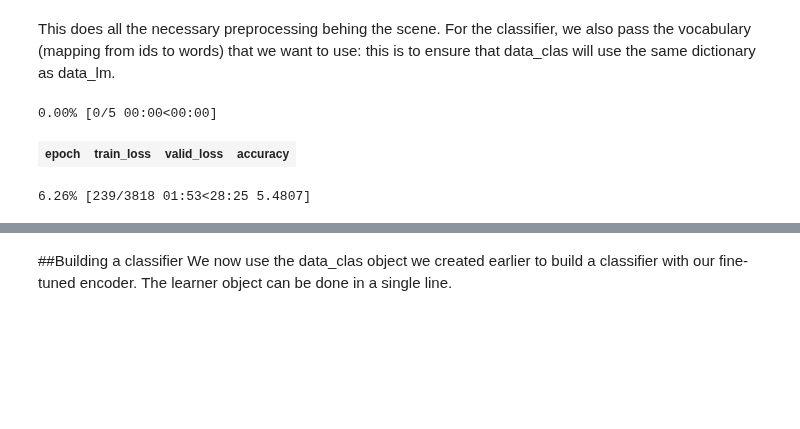
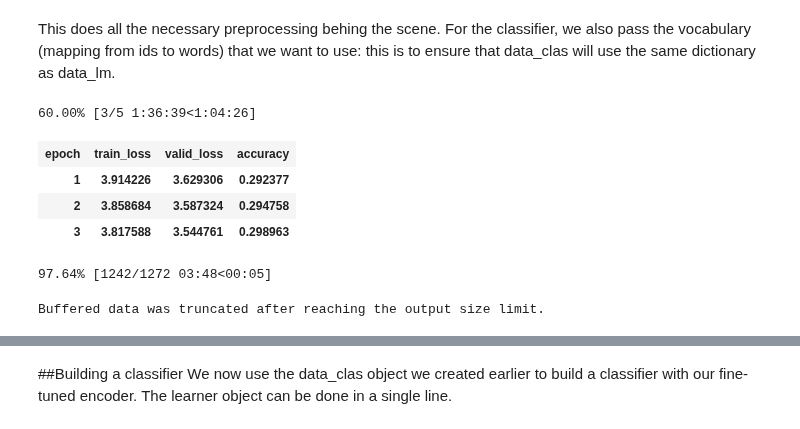
Before and after one commit to navneetkrc/Deep-Learning-Experiments-implemented-using-Google-Colab, a Jupyter notebook: Medicine_review_ULMFiT_fastai_Short.ipynb, the cells around one changed output, grey strips where cells are left out. Drawn from its saved outputs; the diff is of its cells as text; code cells hidden in the pictures; blank space fills up the shorter version.

```diff
--- a/Medicine_review_ULMFiT_fastai_Short.ipynb
+++ b/Medicine_review_ULMFiT_fastai_Short.ipynb
@@ -255,11 +230,15 @@ This does all the necessary preprocessing behing the scene. For the classifier,
 learn = language_model_learner(data_lm, pretrained_model=URLs.WT103, drop_mult=0.7)
 # %%
 # train the learner object
-learn.fit_one_cycle(5, 1e-2) #18.7
+learn.fit_one_cycle(3, 1e-2) #18.7
 # %% [output]
-0.00% [0/5 00:00<00:00]
+60.00% [3/5 1:36:39<1:04:26]
 | epoch | train_loss | valid_loss | accuracy |
+| 1 | 3.914226 | 3.629306 | 0.292377 |
+| 2 | 3.858684 | 3.587324 | 0.294758 |
+| 3 | 3.817588 | 3.544761 | 0.298963 |
-6.26% [239/3818 01:53<28:25 5.4807]
+97.64% [1242/1272 03:48<00:05]
+Buffered data was truncated after reaching the output size limit.
 # %%
 learn.save_encoder('ft_enc51')
 # %%
```
Also changed, not shown: parts of 16 cells of this notebook.
